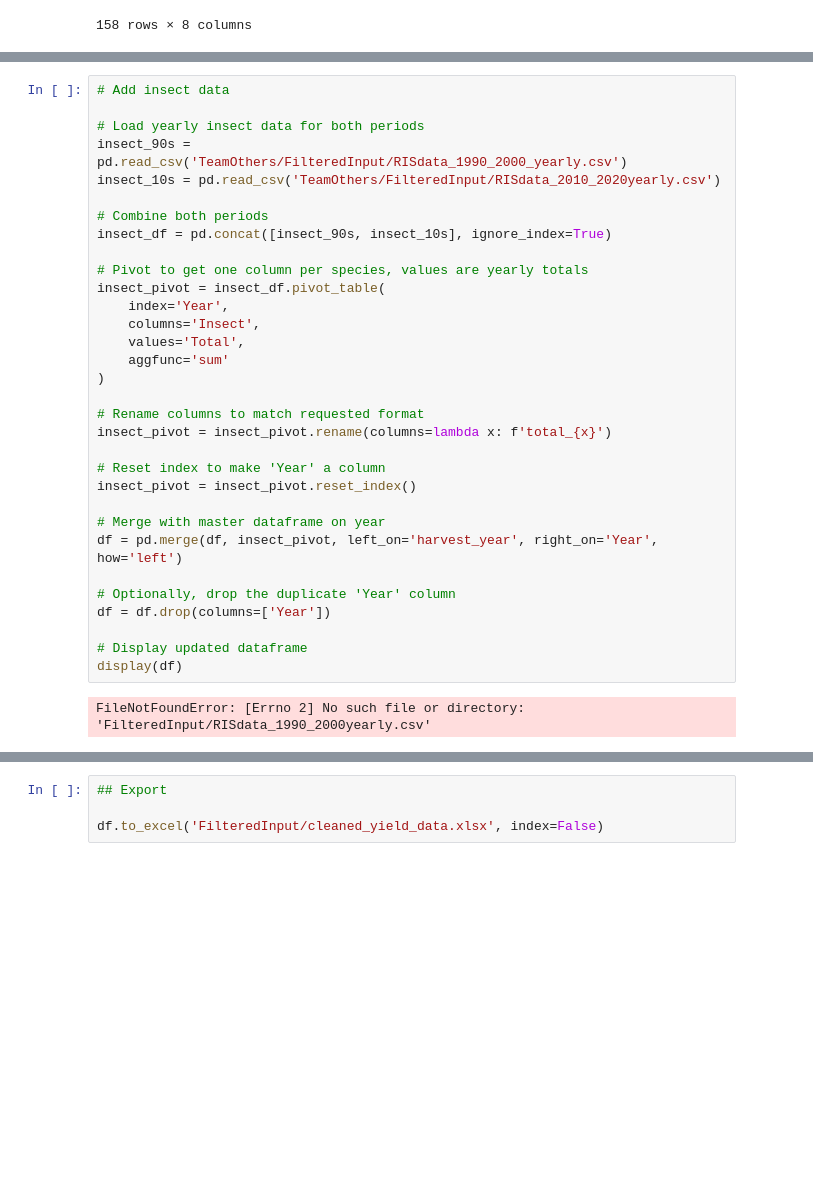
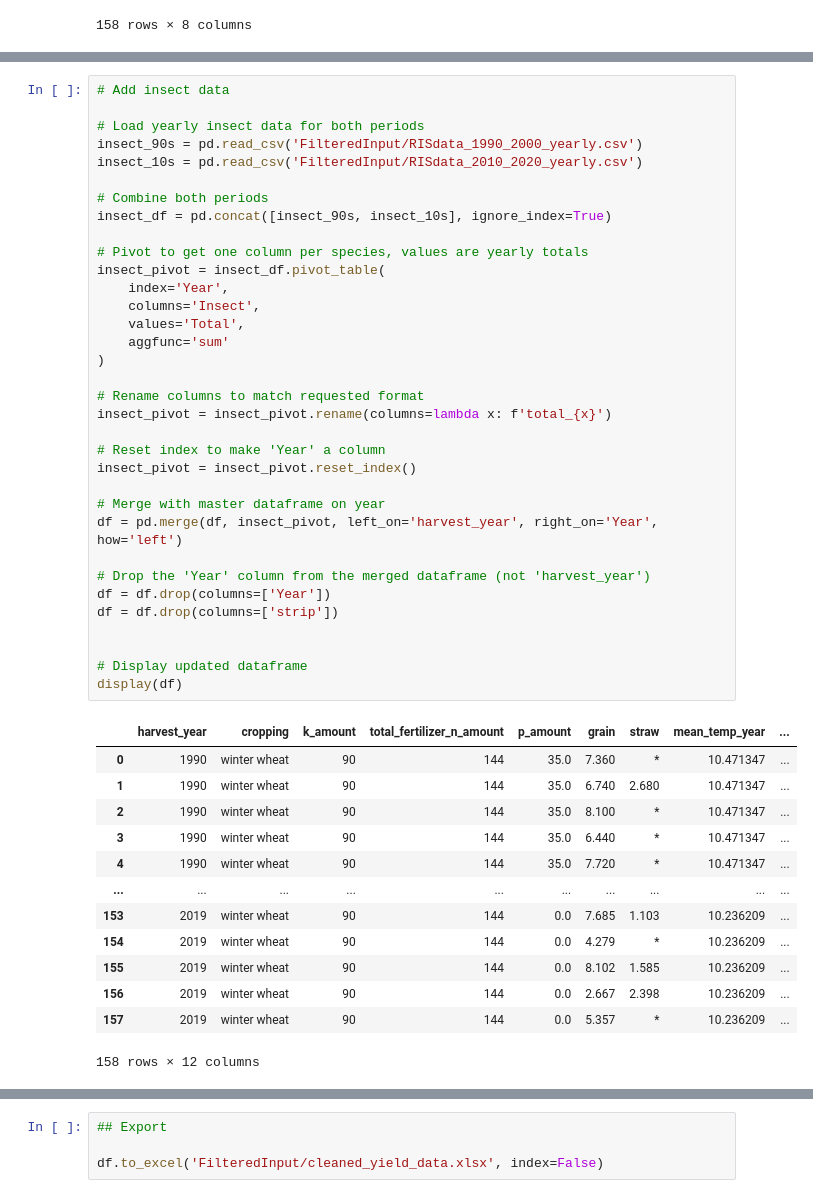
Before and after one commit to swimmingkirby/TeamOthers, a Jupyter notebook: dataFilter_and_YieldandFertiliserPlots.ipynb, the cells around one changed output, grey strips where cells are left out. Cells and saved outputs as stored; diff of their text form; blank space fills up the shorter version.

```diff
--- a/dataFilter_and_YieldandFertiliserPlots.ipynb
+++ b/dataFilter_and_YieldandFertiliserPlots.ipynb
@@ -89,37 +89,51 @@ display(df)
 # %%
 # Add insect data
 
 # Load yearly insect data for both periods
-insect_90s = pd.read_csv('TeamOthers/FilteredInput/RISdata_1990_2000_yearly.csv')
-insect_10s = pd.read_csv('TeamOthers/FilteredInput/RISdata_2010_2020yearly.csv')
+insect_90s = pd.read_csv('FilteredInput/RISdata_1990_2000_yearly.csv')
+insect_10s = pd.read_csv('FilteredInput/RISdata_2010_2020_yearly.csv')
 
 # Combine both periods
 insect_df = pd.concat([insect_90s, insect_10s], ignore_index=True)
 
 # Pivot to get one column per species, values are yearly totals
 insect_pivot = insect_df.pivot_table(
     index='Year',
     columns='Insect',
     values='Total',
     aggfunc='sum'
 )
 
 # Rename columns to match requested format
 insect_pivot = insect_pivot.rename(columns=lambda x: f'total_{x}')
 
 # Reset index to make 'Year' a column
 insect_pivot = insect_pivot.reset_index()
 
 # Merge with master dataframe on year
 df = pd.merge(df, insect_pivot, left_on='harvest_year', right_on='Year', how='left')
 
-# Optionally, drop the duplicate 'Year' column
+# Drop the 'Year' column from the merged dataframe (not 'harvest_year')
 df = df.drop(columns=['Year'])
+df = df.drop(columns=['strip'])
+
 
 # Display updated dataframe
 display(df)
 # %% [output]
+|  | harvest_year | cropping | k_amount | total_fertilizer_n_amount | p_amount | grain | straw | mean_temp_year | ... |
+| 0 | 1990 | winter wheat | 90 | 144 | 35.0 | 7.360 | * | 10.471347 | ... |
+| 1 | 1990 | winter wheat | 90 | 144 | 35.0 | 6.740 | 2.680 | 10.471347 | ... |
+| 2 | 1990 | winter wheat | 90 | 144 | 35.0 | 8.100 | * | 10.471347 | ... |
+| 3 | 1990 | winter wheat | 90 | 144 | 35.0 | 6.440 | * | 10.471347 | ... |
+| 4 | 1990 | winter wheat | 90 | 144 | 35.0 | 7.720 | * | 10.471347 | ... |
+| ... | ... | ... | ... | ... | ... | ... | ... | ... | ... |
+| 153 | 2019 | winter wheat | 90 | 144 | 0.0 | 7.685 | 1.103 | 10.236209 | ... |
+| 154 | 2019 | winter wheat | 90 | 144 | 0.0 | 4.279 | * | 10.236209 | ... |
+| 155 | 2019 | winter wheat | 90 | 144 | 0.0 | 8.102 | 1.585 | 10.236209 | ... |
+| 156 | 2019 | winter wheat | 90 | 144 | 0.0 | 2.667 | 2.398 | 10.236209 | ... |
+| 157 | 2019 | winter wheat | 90 | 144 | 0.0 | 5.357 | * | 10.236209 | ... |
-FileNotFoundError: [Errno 2] No such file or directory: 'FilteredInput/RISdata_1990_2000yearly.csv'
+158 rows × 12 columns
 # %%
 ## Add GHG estimates
 
```
Also changed, not shown: parts of 7 cells of this notebook, 2 other files.
